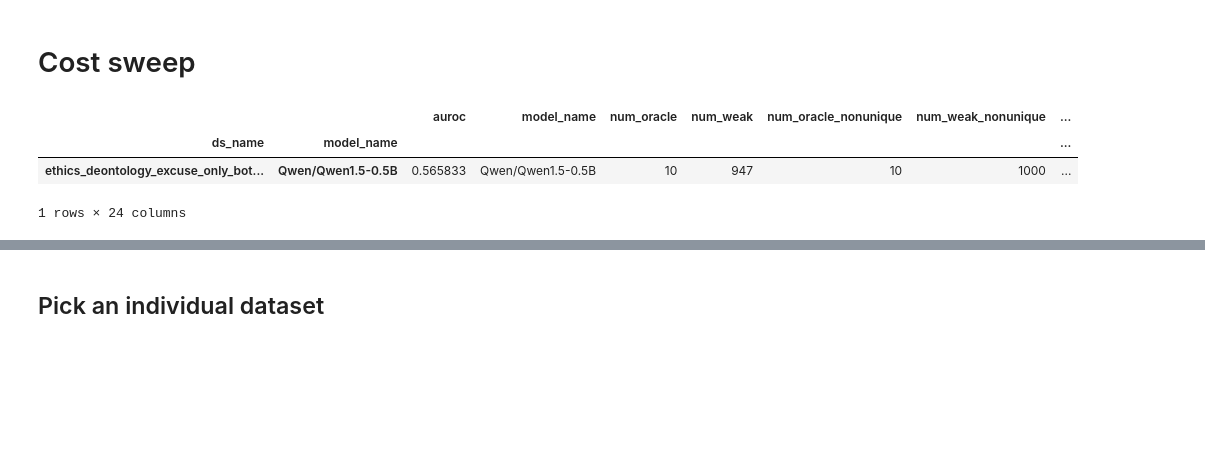
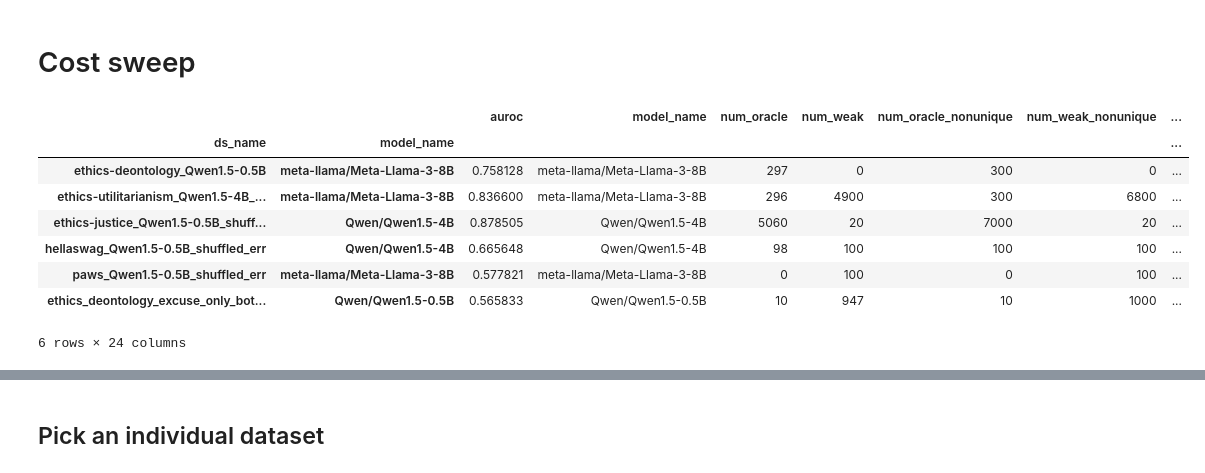
Before and after one commit to EleutherAI/scalable-elicitation, a Jupyter notebook: analysis.ipynb, the cells around one changed output, grey strips where cells are left out. Drawn from its saved outputs; the diff is of its cells as text; code cells hidden in the pictures; blank space fills up the shorter version.

```diff
--- a/analysis.ipynb
+++ b/analysis.ipynb
@@ -293,33 +287,38 @@ base_names = [
 ds_names = [
     f"{ds_name}_{model_name.split('/')[-1]}"
     for ds_name in base_names
     for model_name in weak_models
 ]
 ds_names += [f"{weak_ds}_shuffled_err" for weak_ds in ds_names]
 ds_names += [
     f"{ds_name}_{prompt}"
     for ds_name in [
         "ethics_deontology_excuse_only",
         "amazon_polarity_title_only",
         "sciq_support_contains",
         "paws_consistency",
     ]
     for prompt in [
         "weak_amplified",
         "both_amplified",
         "neither_amplified",
         "gt_amplified",
     ]
 ]
 
-results_df = get_results_df(ds_names)
+results_df = get_results_df(ds_names=ds_names, patterns=["nw=*_seq_sft_both_estop_s*"])
 salience_df = get_salience_df("results/salienceV2.json", models=models, ds_names=ds_names)
 df = results_df.join(salience_df, how="left")
 df["logp1_num_weak"] = np.log10(df["num_weak"] + 1)
 df["logp1_num_oracle"] = np.log10(df["num_oracle"] + 1)
 df
 # %% [output]
 |  |  | auroc | model_name | num_oracle | num_weak | num_oracle_nonunique | num_weak_nonunique | ... |
 | ds_name | model_name |  |  |  |  |  |  | ... |
+| ethics-deontology_Qwen1.5-0.5B | meta-llama/Meta-Llama-3-8B | 0.758128 | meta-llama/Meta-Llama-3-8B | 297 | 0 | 300 | 0 | ... |
+| ethics-utilitarianism_Qwen1.5-4B_... | meta-llama/Meta-Llama-3-8B | 0.836600 | meta-llama/Meta-Llama-3-8B | 296 | 4900 | 300 | 6800 | ... |
+| ethics-justice_Qwen1.5-0.5B_shuff... | Qwen/Qwen1.5-4B | 0.878505 | Qwen/Qwen1.5-4B | 5060 | 20 | 7000 | 20 | ... |
+| hellaswag_Qwen1.5-0.5B_shuffled_err | Qwen/Qwen1.5-4B | 0.665648 | Qwen/Qwen1.5-4B | 98 | 100 | 100 | 100 | ... |
+| paws_Qwen1.5-0.5B_shuffled_err | meta-llama/Meta-Llama-3-8B | 0.577821 | meta-llama/Meta-Llama-3-8B | 0 | 100 | 0 | 100 | ... |
 | ethics_deontology_excuse_only_bot... | Qwen/Qwen1.5-0.5B | 0.565833 | Qwen/Qwen1.5-0.5B | 10 | 947 | 10 | 1000 | ... |
-1 rows × 24 columns
+6 rows × 24 columns
```
Also changed, not shown: parts of 20 cells of this notebook, 4 other files.
